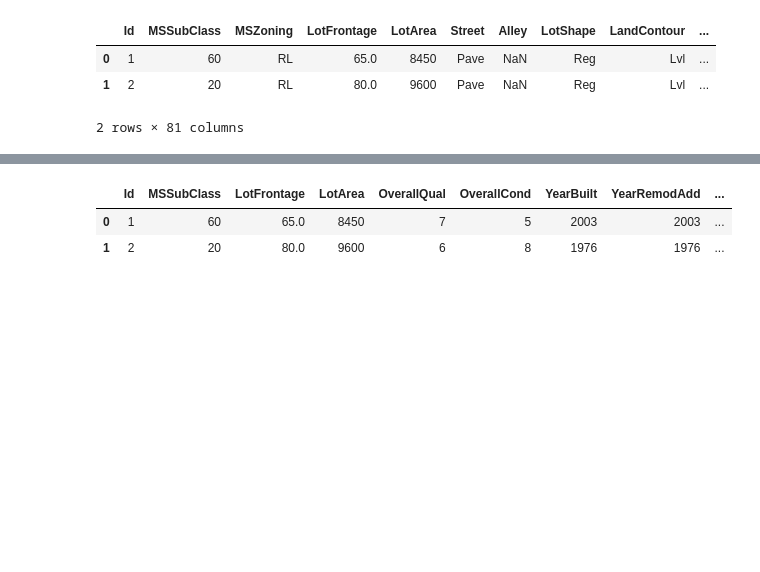
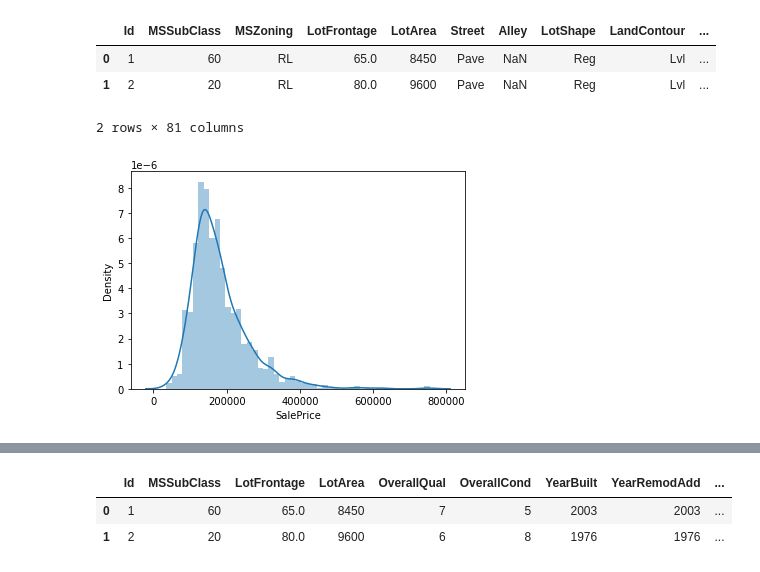
Before and after one commit to nelfaro/Hackathon, a Jupyter notebook: Housing Dreams/Hackaton.ipynb, the cells around one changed output, grey strips where cells are left out. Saved outputs shown, nothing was run; the diff lists cells and outputs as text; code cells hidden in the pictures; blank space fills up the shorter version.

```diff
--- a/Housing Dreams/Hackaton.ipynb
+++ b/Housing Dreams/Hackaton.ipynb
@@ -15,6 +17,12 @@ df_house.head(2)
 | 0 | 1 | 60 | RL | 65.0 | 8450 | Pave | NaN | Reg | Lvl | ... |
 | 1 | 2 | 20 | RL | 80.0 | 9600 | Pave | NaN | Reg | Lvl | ... |
 2 rows × 81 columns
+# %%
+#graficamos el histograma del salerprice
+sns.distplot(df_house['SalePrice'])
+plt.show()
+# %% [output]
+[figure, added]
 # %%
 #Separamos las variables categoricas y las variables numericas
 df_house_cat = df_house.select_dtypes(include=['object'])
```
Also changed, not shown: parts of 46 cells of this notebook.
